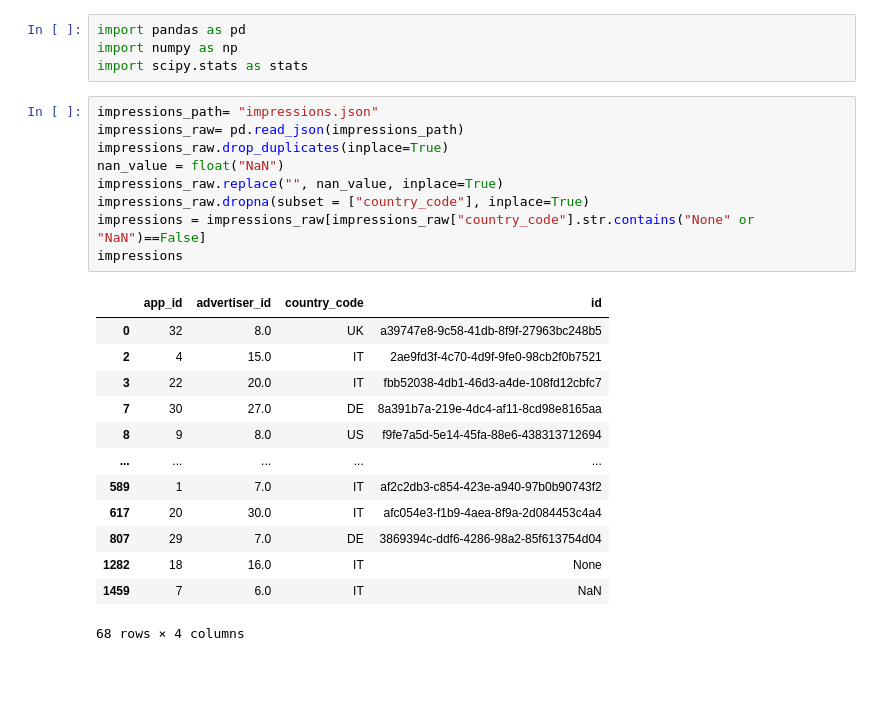
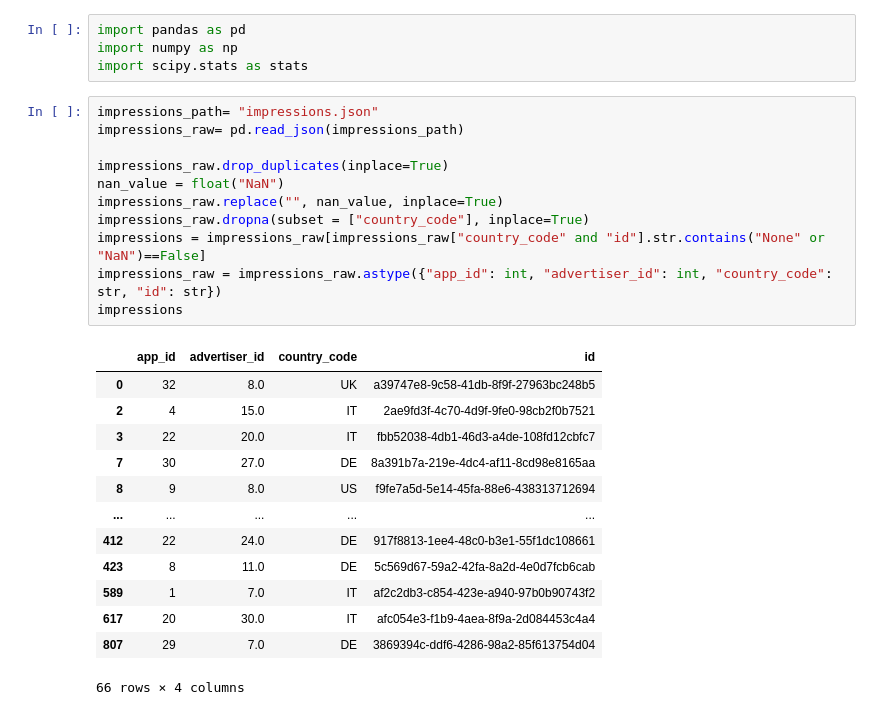
Before and after one commit to eyamini/Verve-Top-Advertisers, a Jupyter notebook: Merged.ipynb, the cells around one changed output. Cells and saved outputs as stored; diff of their text form; blank space fills up the shorter version.

```diff
--- a/Merged.ipynb
+++ b/Merged.ipynb
@@ -5,26 +5,28 @@ import scipy.stats as stats
 # %%
 impressions_path= "impressions.json"
 impressions_raw= pd.read_json(impressions_path)
+
 impressions_raw.drop_duplicates(inplace=True)
 nan_value = float("NaN")
 impressions_raw.replace("", nan_value, inplace=True)
 impressions_raw.dropna(subset = ["country_code"], inplace=True)
-impressions = impressions_raw[impressions_raw["country_code"].str.contains("None" or "NaN")==False]
+impressions = impressions_raw[impressions_raw["country_code" and "id"].str.contains("None" or "NaN")==False]
+impressions_raw = impressions_raw.astype({"app_id": int, "advertiser_id": int, "country_code": str, "id": str})
 impressions
 # %% [output]
 |  | app_id | advertiser_id | country_code | id |
 | 0 | 32 | 8.0 | UK | a39747e8-9c58-41db-8f9f-27963bc248b5 |
 | 2 | 4 | 15.0 | IT | 2ae9fd3f-4c70-4d9f-9fe0-98cb2f0b7521 |
 | 3 | 22 | 20.0 | IT | fbb52038-4db1-46d3-a4de-108fd12cbfc7 |
 | 7 | 30 | 27.0 | DE | 8a391b7a-219e-4dc4-af11-8cd98e8165aa |
 | 8 | 9 | 8.0 | US | f9fe7a5d-5e14-45fa-88e6-438313712694 |
 | ... | ... | ... | ... | ... |
+| 412 | 22 | 24.0 | DE | 917f8813-1ee4-48c0-b3e1-55f1dc108661 |
+| 423 | 8 | 11.0 | DE | 5c569d67-59a2-42fa-8a2d-4e0d7fcb6cab |
 | 589 | 1 | 7.0 | IT | af2c2db3-c854-423e-a940-97b0b90743f2 |
 | 617 | 20 | 30.0 | IT | afc054e3-f1b9-4aea-8f9a-2d084453c4a4 |
 | 807 | 29 | 7.0 | DE | 3869394c-ddf6-4286-98a2-85f613754d04 |
-| 1282 | 18 | 16.0 | IT | None |
-| 1459 | 7 | 6.0 | IT | NaN |
-68 rows × 4 columns
+66 rows × 4 columns
 # %%
 clicks_path= "clicks.json"
 clicks= pd.read_json(clicks_path)
```
Also changed, not shown: parts of 5 cells of this notebook.
